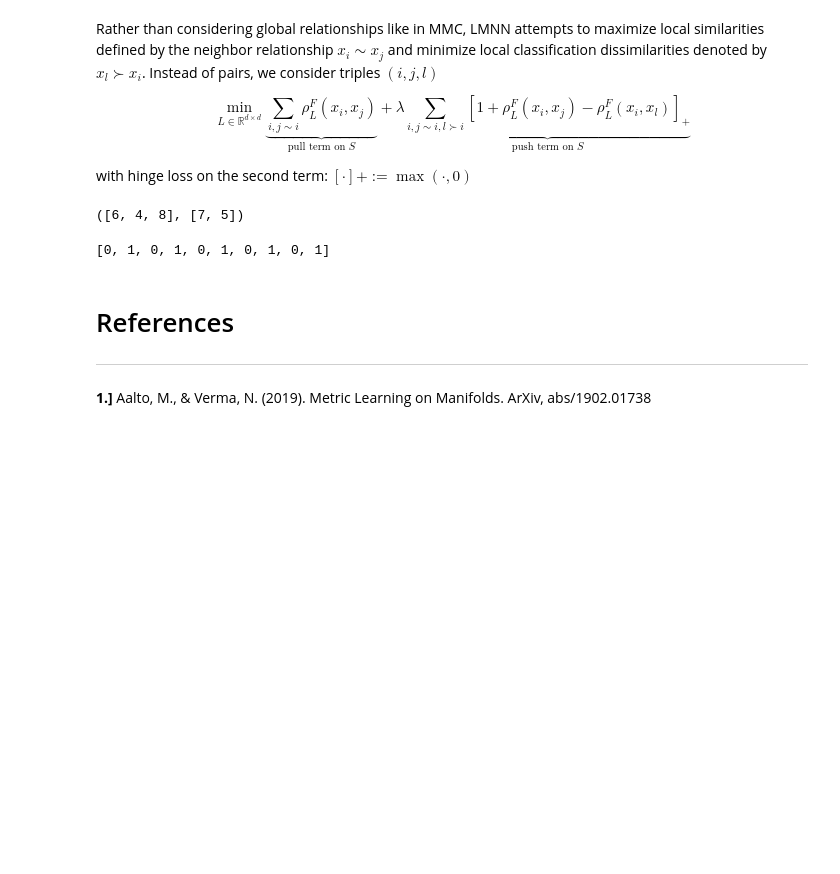
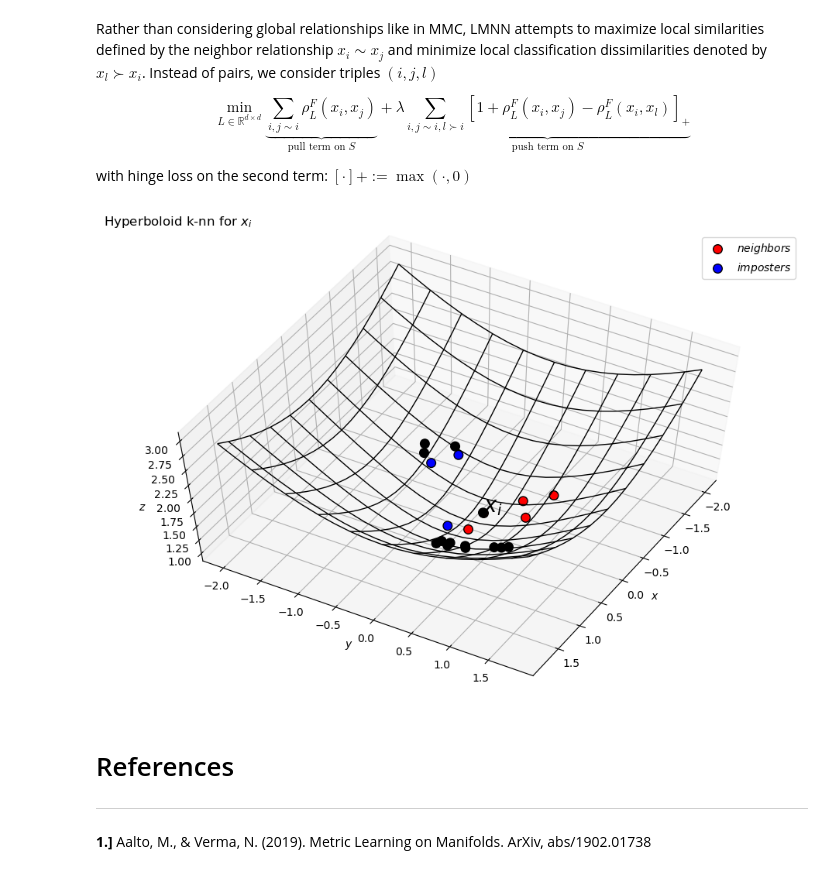
Before and after one commit to drewwilimitis/manifold-metric-learning, a Jupyter notebook: manifold_metric_learning.ipynb, the cells around one changed output. Saved outputs shown, nothing was run; the diff lists cells and outputs as text; code cells hidden in the pictures; blank space fills up the shorter version.

```diff
--- a/manifold_metric_learning.ipynb
+++ b/manifold_metric_learning.ipynb
@@ -399,12 +401,29 @@ def nearest_neighbors_x(bi, B, labels, manifold_map_fn, integrand, k, L=None, ra
         else:
             imposter_index.append(index)
     return true_neighbors_index, imposter_index
-# %%
-nearest_neighbors_x(hyp_sample[0], hyp_sample, hyp_labels, hyperboloid_map, integrand_hyperboloid, k=5)
-hyp_labels
-# %% [output]
-([6, 4, 8], [7, 5])
-[0, 1, 0, 1, 0, 1, 0, 1, 0, 1]
+# %%
+hyp_sample = np.array([np.random.uniform(-1, 1, 20), np.random.uniform(-1, 1, 20)]).T
+hyp_labels = [int(x) for x in hyp_sample[:,1] < 0]
+indx_neighbors, indx_imposters = nearest_neighbors_x(hyp_sample[0], hyp_sample, hyp_labels, hyperboloid_map, integrand_hyperboloid, k=7)
+indx_outside = [x for x in range(len(hyp_labels)) if x not in indx_neighbors + indx_imposters]
+# %%
+from mpl_toolkits.mplot3d import Axes3D
+fig = plt.figure(figsize=(9,6))
+ax = Axes3D(fig)
+hyp_pts = np.array([hyperboloid_map(s) for s in hyp_sample])
+ax.scatter(hyp_pts[0,0], hyp_pts[0,1], hyp_pts[0,2], color='red', s=70, edgecolor='black', alpha=1)
+ax.text(hyp_pts[0,0], hyp_pts[0,1], hyp_pts[0,2]+0.02, s='$x_i$', size=20, fontweight='bold')
+
+ax.scatter(hyp_pts[indx_outside,0], hyp_pts[indx_outside,1], hyp_pts[indx_outside,2], color='black', s=70, edgecolor='black', alpha=1)
+ax.scatter(hyp_pts[indx_neighbors,0], hyp_pts[indx_neighbors,1], hyp_pts[indx_neighbors,2], color='red', s=70, edgecolor='black', alpha=1, label='$neighbors$')
+ax.scatter(hyp_pts[indx_imposters,0], hyp_pts[indx_imposters,1], hyp_pts[indx_imposters,2], color='blue', s=70, edgecolor='black', alpha=1, label='$imposters$')
+plot_hyperboloid(style='wireframe', current_ax=ax, title=None)
+plt.title('Hyperboloid k-nn for $x_i$', loc='left')
+ax.view_init(60, 30);
+plt.legend(loc='best');
+plt.savefig('images/hyperboloid_knn.png');
+# %% [output]
+[figure, added]
 # %%
 def lmnn_loss(L, B, labels, manifold_map_fn, integrand, manifold_dist_fn=None, C=0.1, scaling_penalty=10):
     """
```
Also changed, not shown: parts of 7 cells of this notebook, 1 other file.
